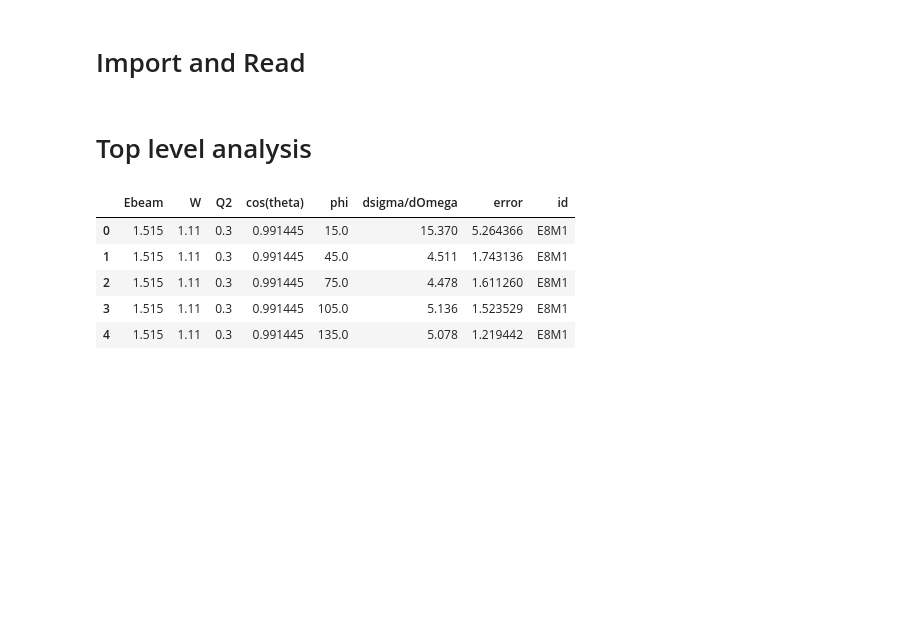
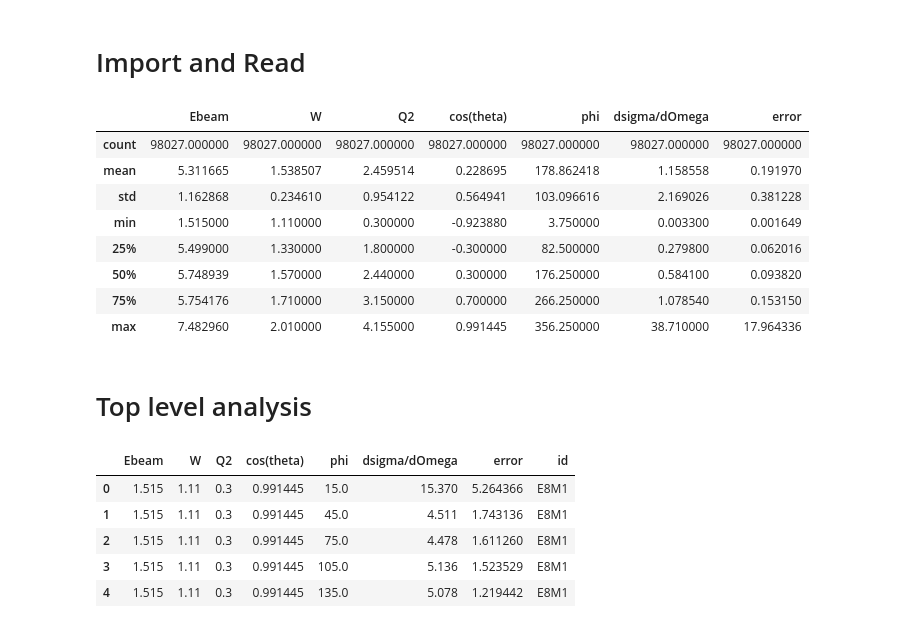
Before and after one commit to a-golda/MSU_interpol, a Jupyter notebook: legacy_notebooks/analysis_ft.ipynb, the cells around one changed output. Cells and saved outputs as stored; diff of their text form; code cells hidden in the pictures; blank space fills up the shorter version.

```diff
--- a/legacy_notebooks/analysis_ft.ipynb
+++ b/legacy_notebooks/analysis_ft.ipynb
@@ -16,10 +16,22 @@ import pandas as pd
 import seaborn as sns
 import matplotlib.pyplot as plt
 # %%
-df = pd.read_csv('./data/clasdb_pi_plus_n.txt', delimiter='\t', header=None)
+df = pd.read_csv('../data/clasdb_pi_plus_n.txt', delimiter='\t', header=None)
 df.columns = ['Ebeam', 'W', 'Q2', 'cos(theta)', 'phi', 'dsigma/dOmega', 'error', 'id']
 # %%
-df.loc[8314:65671, 'Ebeam'] = 5.754
+df.loc[8314:6567/1, 'Ebeam'] = 5.754
+# %%
+df.describe()
+# %% [output]
+|  | Ebeam | W | Q2 | cos(theta) | phi | dsigma/dOmega | error |
+| count | 98027.000000 | 98027.000000 | 98027.000000 | 98027.000000 | 98027.000000 | 98027.000000 | 98027.000000 |
+| mean | 5.311665 | 1.538507 | 2.459514 | 0.228695 | 178.862418 | 1.158558 | 0.191970 |
+| std | 1.162868 | 0.234610 | 0.954122 | 0.564941 | 103.096616 | 2.169026 | 0.381228 |
+| min | 1.515000 | 1.110000 | 0.300000 | -0.923880 | 3.750000 | 0.003300 | 0.001649 |
+| 25% | 5.499000 | 1.330000 | 1.800000 | -0.300000 | 82.500000 | 0.279800 | 0.062016 |
+| 50% | 5.748939 | 1.570000 | 2.440000 | 0.300000 | 176.250000 | 0.584100 | 0.093820 |
+| 75% | 5.754176 | 1.710000 | 3.150000 | 0.700000 | 266.250000 | 1.078540 | 0.153150 |
+| max | 7.482960 | 2.010000 | 4.155000 | 0.991445 | 356.250000 | 38.710000 | 17.964336 |
 # %% [markdown]
 # Top level analysis
 # %%
```
Also changed, not shown: 3 other files.
